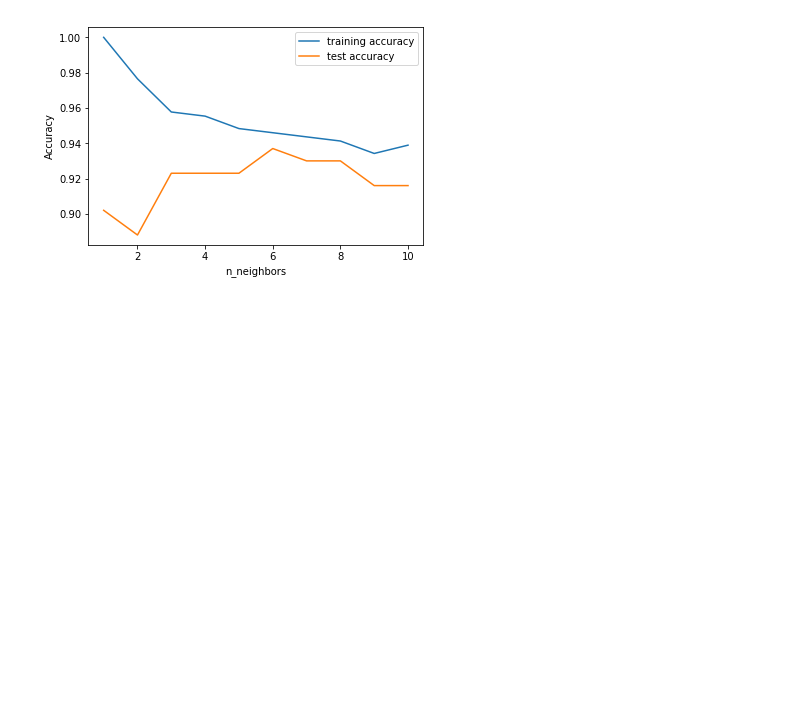
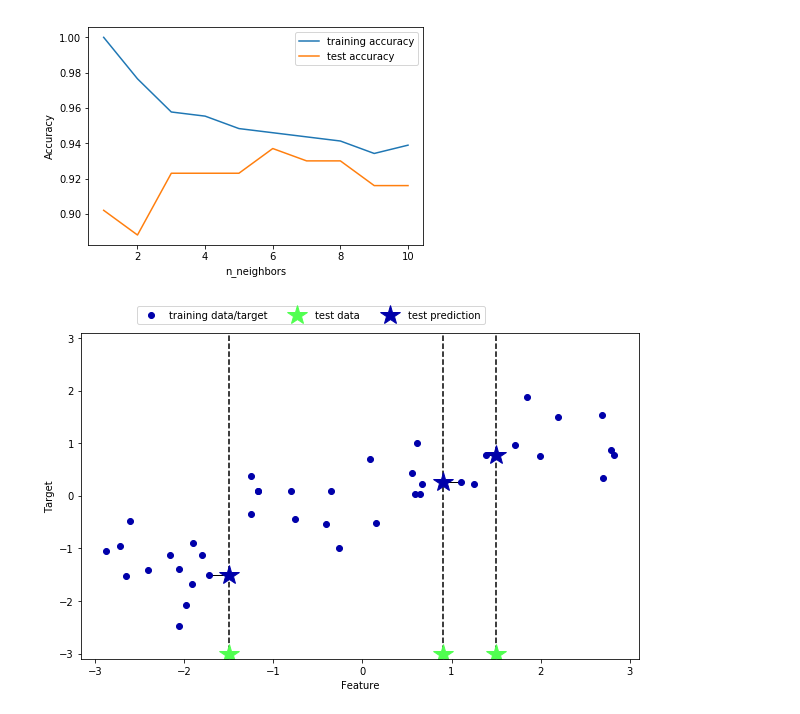
Before and after one commit to wu-jiawei/introductory_to_ml_with_python, a Jupyter notebook: chapter2-supervised-learning.ipynb, the cells around one changed output. Cells and saved outputs as stored; diff of their text form; code cells hidden in the pictures; blank space fills up the shorter version.

```diff
--- a/chapter2-supervised-learning.ipynb
+++ b/chapter2-supervised-learning.ipynb
@@ -141,3 +141,7 @@ plt.legend()
 # %% [output]
 <matplotlib.legend.Legend at 0x...>
 [figure]
+# %%
+mglearn.plots.plot_knn_regression(n_neighbors=1)
+# %% [output]
+[figure, added]
```
Also changed, not shown: parts of 55 cells of this notebook.
